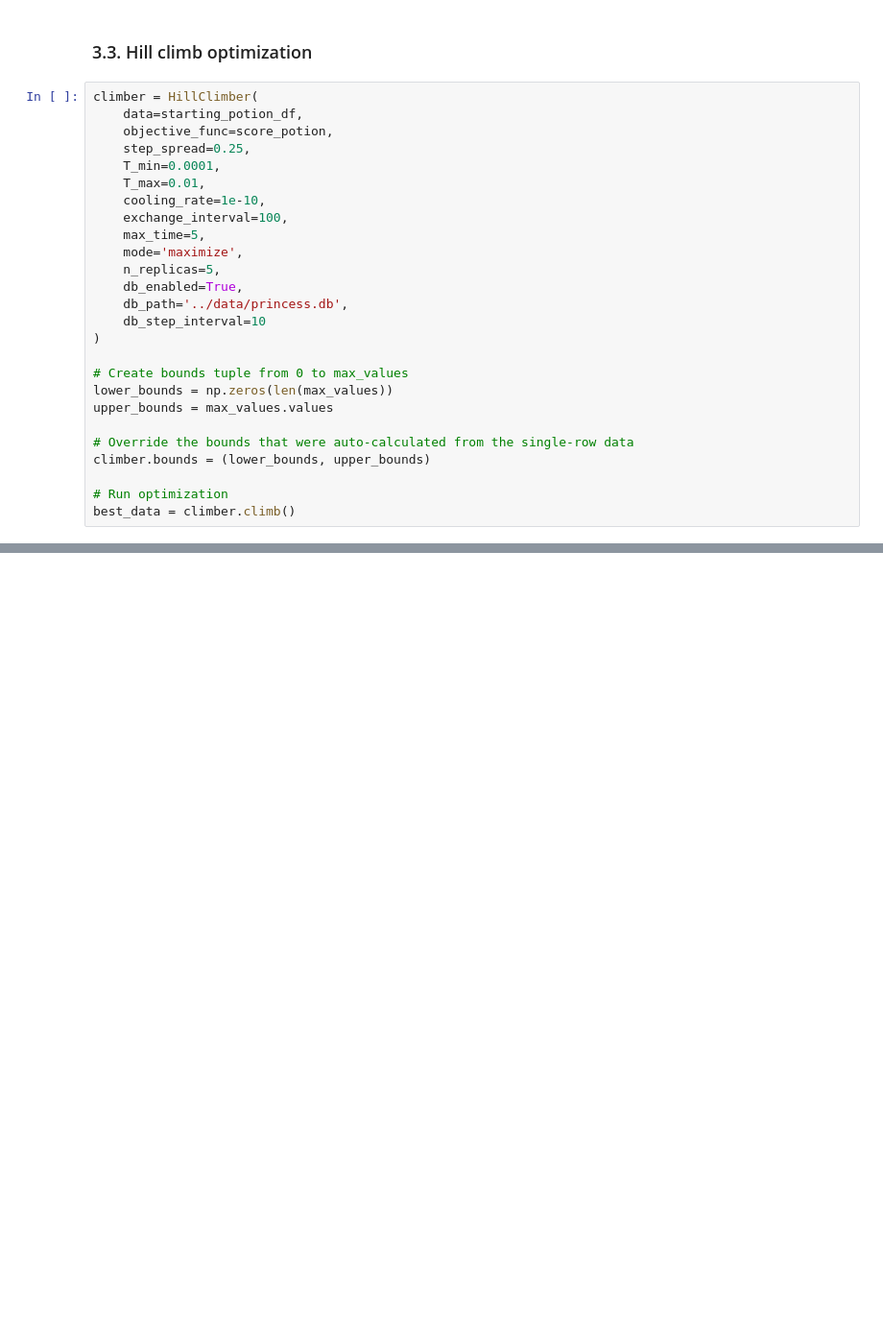
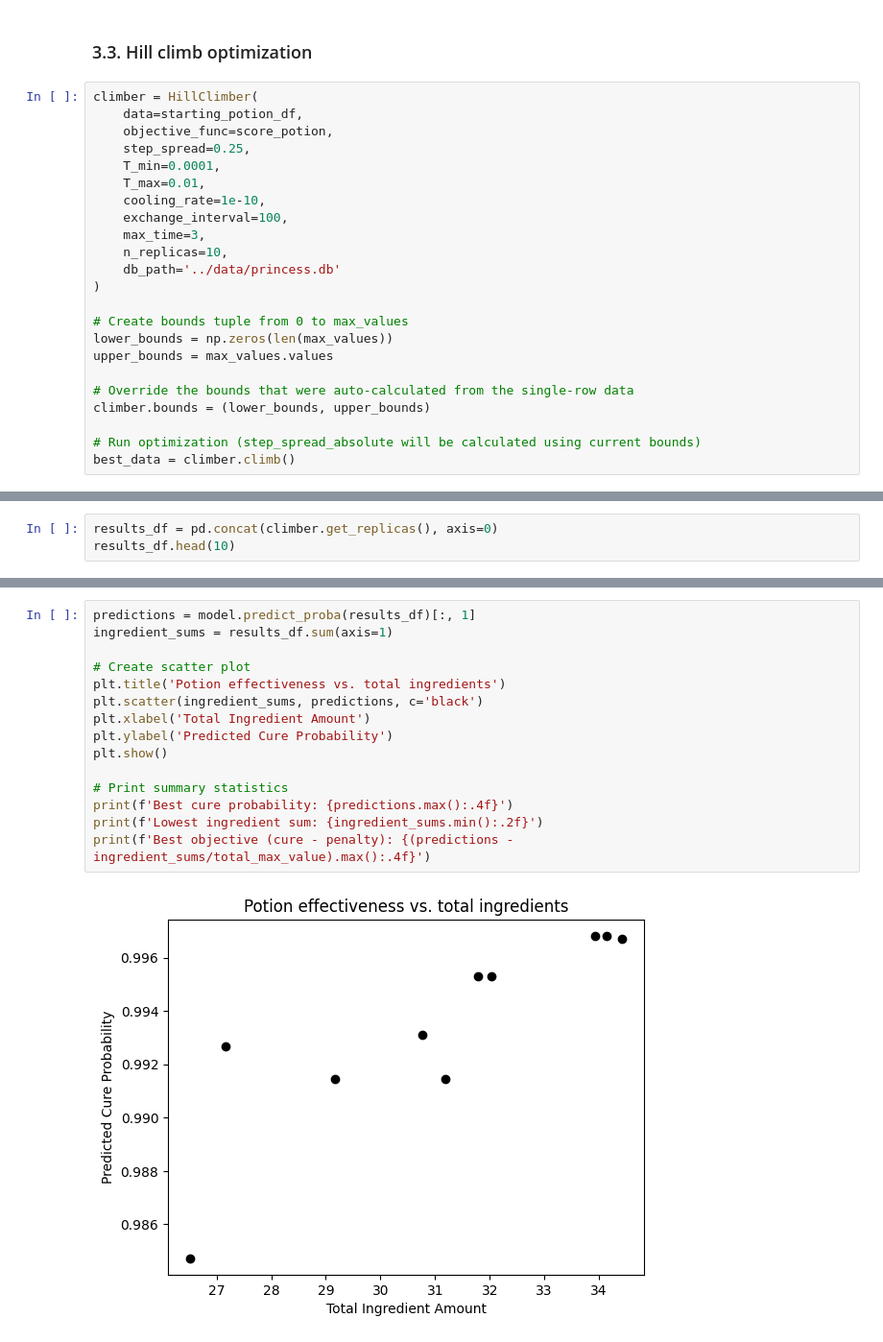
Before and after one commit to gperdrizet/hill_climber, a Jupyter notebook: notebooks/07-save_the_princess.ipynb, the cells around one changed output, grey strips where cells are left out. Shown: that part at 96% size. Cells and saved outputs as stored; diff of their text form; blank space fills up the shorter version.

```diff
--- a/notebooks/07-save_the_princess.ipynb
+++ b/notebooks/07-save_the_princess.ipynb
@@ -164,12 +164,9 @@ climber = HillClimber(
     T_max=0.01,
     cooling_rate=1e-10,
     exchange_interval=100,
-    max_time=5,
-    mode='maximize',
-    n_replicas=5,
-    db_enabled=True,
-    db_path='../data/princess.db',
-    db_step_interval=10
+    max_time=3,
+    n_replicas=10,
+    db_path='../data/princess.db'
 )
 
 # Create bounds tuple from 0 to max_values
@@ -179,5 +176,5 @@ upper_bounds = max_values.values
 # Override the bounds that were auto-calculated from the single-row data
 climber.bounds = (lower_bounds, upper_bounds)
 
-# Run optimization
+# Run optimization (step_spread_absolute will be calculated using current bounds)
 best_data = climber.climb()
@@ -270,0 +201,3 @@ NameError: name 'sqlite3' is not defined
+# %%
+results_df = pd.concat(climber.get_replicas(), axis=0)
+results_df.head(10)
@@ -270,0 +216,17 @@ NameError: name 'sqlite3' is not defined
+# %%
+predictions = model.predict_proba(results_df)[:, 1]
+ingredient_sums = results_df.sum(axis=1)
+
+# Create scatter plot
+plt.title('Potion effectiveness vs. total ingredients')
+plt.scatter(ingredient_sums, predictions, c='black')
+plt.xlabel('Total Ingredient Amount')
+plt.ylabel('Predicted Cure Probability')
+plt.show()
+
+# Print summary statistics
+print(f'Best cure probability: {predictions.max():.4f}')
+print(f'Lowest ingredient sum: {ingredient_sums.min():.2f}')
+print(f'Best objective (cure - penalty): {(predictions - ingredient_sums/total_max_value).max():.4f}')
+# %% [output]
+[figure, added]
```
Also changed, not shown: parts of 10 cells of this notebook, 4 other files.
